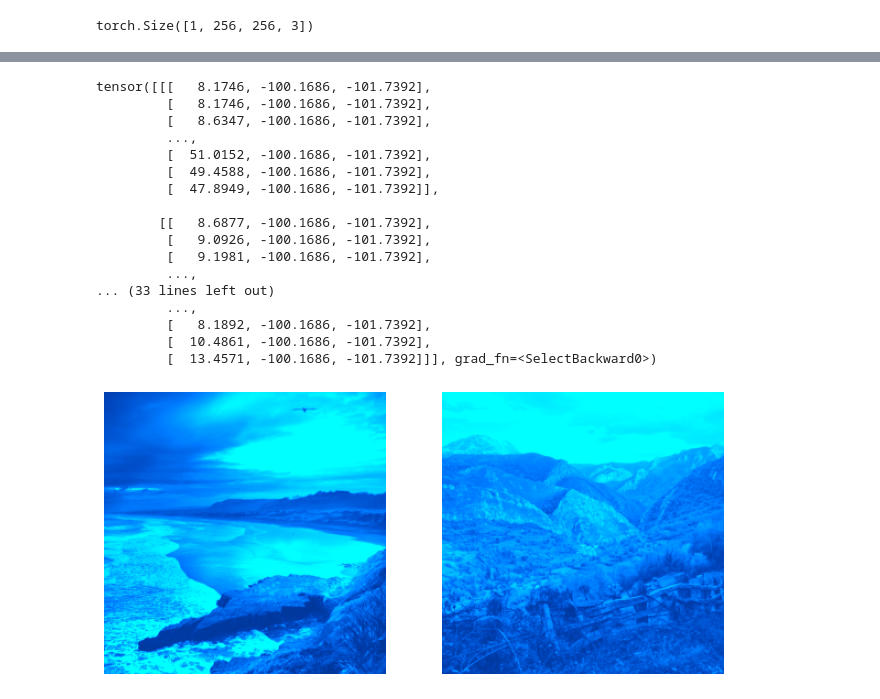
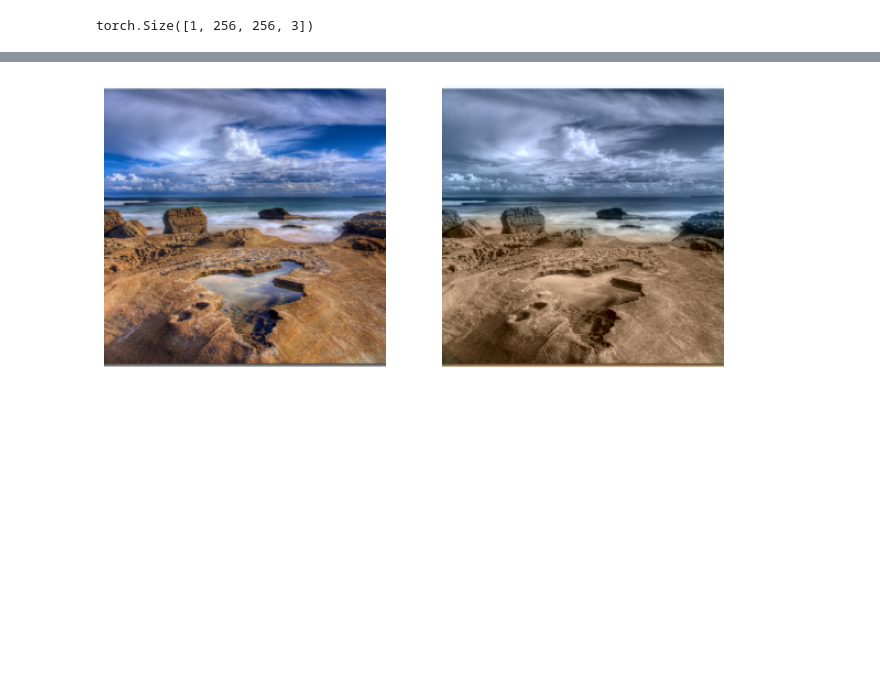
Before and after one commit to antonjolsson/image-colorization, a Jupyter notebook: image-colorization.ipynb, the cells around one changed output, grey strips where cells are left out. Saved outputs shown, nothing was run; the diff lists cells and outputs as text; code cells hidden in the pictures; blank space fills up the shorter version.

```diff
--- a/image-colorization.ipynb
+++ b/image-colorization.ipynb
@@ -262,11 +244,11 @@ class BaseColorizer(nn.Module):
              output (Ŷ): ndarray of shape (batch size, width, height, 3) (Lab color space)
         """
 
-      input_l = torch.tensor(input[:, :, :, 0:1] / 100, dtype=torch.float32)
+      input_l_normalized = torch.tensor((input[:, :, :, 0:1] - 50) / 100, dtype=torch.float32)
 
-      output_ab = self.seq(input_l.permute(0, 3, 1, 2))
-      output_ab_normalized = output_ab * 255 - 127
-      return torch.cat((input_l * 100, output_ab_normalized.permute(0, 2, 3, 1)), 3)
+      output_ab = self.seq(input_l_normalized.permute(0, 3, 1, 2))
+      output_ab_unnormalized = output_ab * 255 # 110?
+      return torch.cat((input_l_normalized * 100 + 50, output_ab_unnormalized.permute(0, 2, 3, 1)), 3)
 
 base_model = BaseColorizer()
 # %%
@@ -393,25 +375,9 @@ Epoch 5/5: Train loss: 7026.838, Train acc.: 0.600, Val. loss: 7105.458, Val. ac
 # %%
-sample_range = range(6, 8)
+img = small_train_dataset[8]
 base_model.eval()
-colorized_imgs_lab = [base_model.forward(np.array([train_dataset[i]]))[0] for i in sample_range]
-show_sample(colorized_imgs_lab)
-colorized_imgs_lab[0]
+with torch.no_grad():
+    imgs_lab = [torch.tensor(img), base_model.forward(np.array([img]))[0]]
+    show_sample(imgs_lab)
+    imgs_lab[1][:, :, 1:].unique()
 # %% [output]
-tensor([[[   8.1746, -100.1686, -101.7392],
-         [   8.1746, -100.1686, -101.7392],
-         [   8.6347, -100.1686, -101.7392],
-         ...,
-         [  51.0152, -100.1686, -101.7392],
-         [  49.4588, -100.1686, -101.7392],
-         [  47.8949, -100.1686, -101.7392]],
-
-        [[   8.6877, -100.1686, -101.7392],
-         [   9.0926, -100.1686, -101.7392],
-         [   9.1981, -100.1686, -101.7392],
-         ...,
-... (33 lines left out)
-         ...,
-         [   8.1892, -100.1686, -101.7392],
-         [  10.4861, -100.1686, -101.7392],
-         [  13.4571, -100.1686, -101.7392]]], grad_fn=<SelectBackward0>)
-[figure, old version]
+[figure, new version]
```
Also changed, not shown: parts of 3 cells of this notebook, 1 other file.
